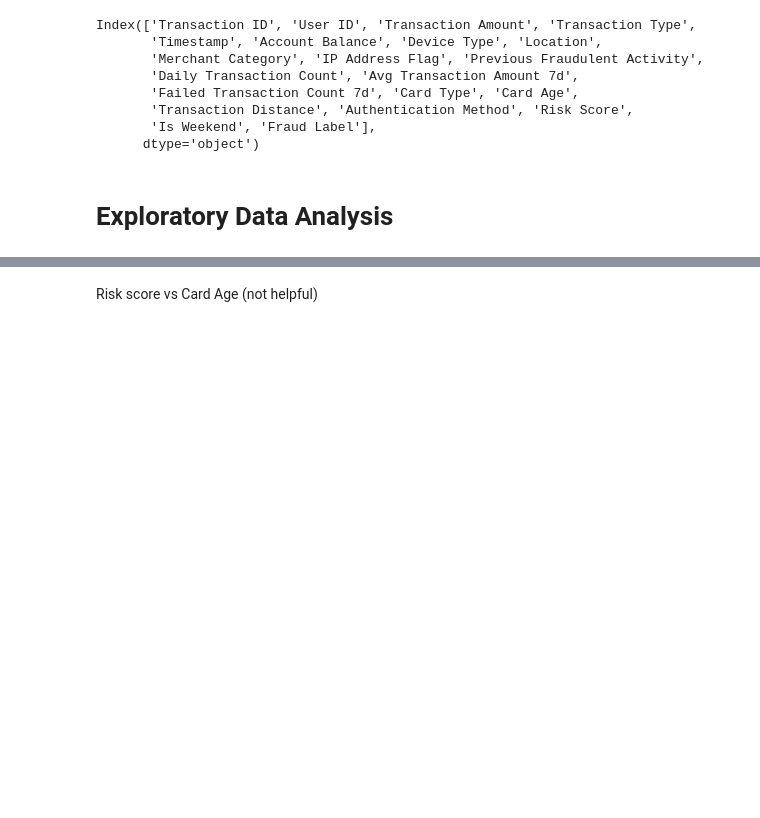
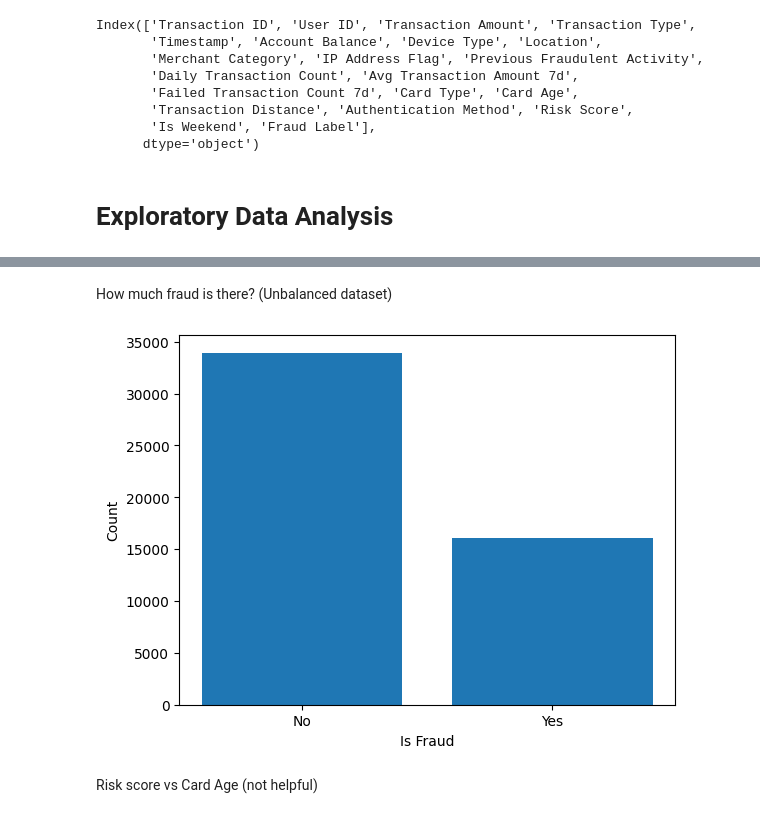
Before and after one commit to adambueno/fraudDetection, a Jupyter notebook: fraudDetection.ipynb, the cells around one changed output, grey strips where cells are left out. Drawn from its saved outputs; the diff is of its cells as text; code cells hidden in the pictures; blank space fills up the shorter version.

```diff
--- a/fraudDetection.ipynb
+++ b/fraudDetection.ipynb
@@ -108,3 +134,15 @@ Index(['Transaction ID', 'User ID', 'Transaction Amount', 'Transaction Type',
+# %% [markdown]
+How much fraud is there? (Unbalanced dataset)
+# %%
+fraudulent_counts = len(fraud_df[fraud_df['Fraud Label'] == 1].value_counts())
+no_fraud_counts = len(fraud_df[fraud_df['Fraud Label'] == 0].value_counts())
+plt.bar([0,1], [no_fraud_counts, fraudulent_counts])
+plt.xticks([0,1], ['No', 'Yes'])
+plt.xlabel('Is Fraud')
+plt.ylabel('Count')
+plt.show()
+# %% [output]
+[figure, added]
 # %% [markdown]
 Risk score vs Card Age (not helpful)
 # %%
```
Also changed, not shown: parts of 8 cells of this notebook.
